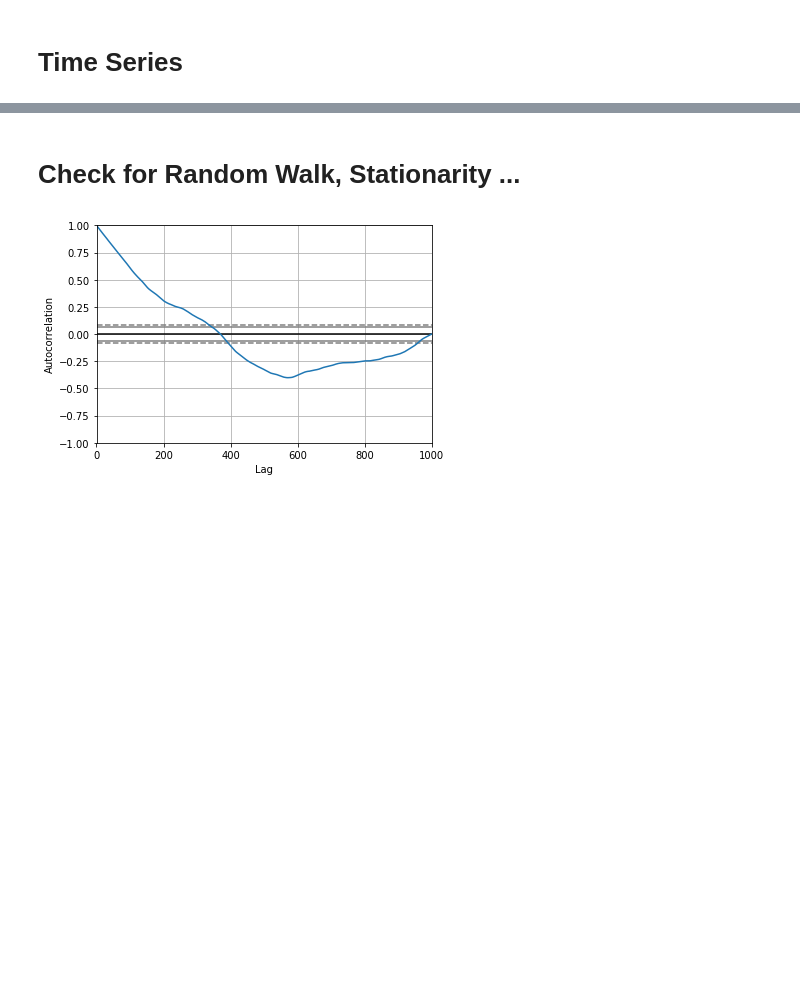
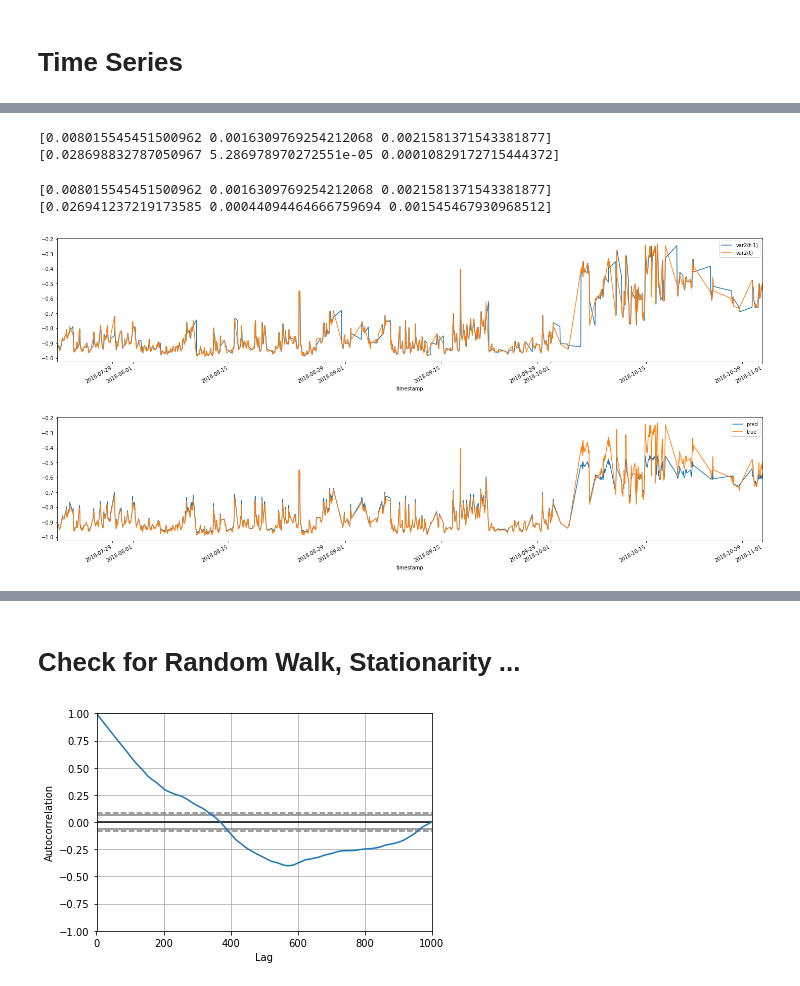
Before and after one commit to GeorgesAlkhouri/golddust, a Jupyter notebook: jupyter/BTW.ipynb, the cells around one changed output, grey strips where cells are left out. Cells and saved outputs as stored; diff of their text form; code cells hidden in the pictures; blank space fills up the shorter version.

Commit message:
[CHANGE] model prediction

```diff
--- a/jupyter/BTW.ipynb
+++ b/jupyter/BTW.ipynb
@@ -306,11 +490,0 @@ data = series_to_supervised(data, n_in=1, n_out=1, dropnan=True)
-# %%
-train, test = train_test_split(data, test_size=0.2, shuffle=False)
-X_train = train[['var1(t-1)', 'var2(t-1)', 'var3(t-1)', 'var1(t)', 'var2(t)']]
-y_train = train[['var3(t)']]
-
-X_test = test[['var1(t-1)', 'var2(t-1)', 'var3(t-1)', 'var1(t)', 'var2(t)']]
-y_test = test[['var3(t)']]
-
-X_train = X_train.values.reshape(X_train.shape[0], 1, X_train.shape[1])
-X_test = X_test.values.reshape(X_test.shape[0], 1, X_test.shape[1])
-X_train.shape, X_test.shape, y_train.shape
@@ -326,29 +490,0 @@ print('%.3f' % test_score)
-# %%
-def create_model(batch_size):
-    inp = Input(batch_shape=(batch_size,1,5))
-    x = GRU(10, stateful=True)(inp)
-    x = Dense(1)(x)
-
-    model = Model(inp, x)
-    model.compile(loss='mean_squared_error', optimizer='adam')
-    return model
-
-train_model = create_model(5)
-test_model = create_model(2)
-
-results = []
-
-for i in range(10):
-    train_model.fit(X_train, y_train, epochs=1, shuffle=False, batch_size=5)
-    train_model.reset_states()
-
-    test_model.set_weights(train_model.get_weights())
-    res = test_model.evaluate(X_test, y_test, batch_size=2)
-    print(res)
-    results.append(res)
-
-
-# fit network
-#for i in range(n_epoch):
-#model.fit(X, y, epochs=1, batch_size=n_batch, verbose=1, shuffle=False)
-#model.reset_states()
@@ -373,2 +647,17 @@ Epoch 1/1
 # %%
-print(results[-1])
+print(results[:,0])
+print(results[:,1])
+# %% [output]
+[0.008015545451500962 0.0016309769254212068 0.0021581371543381877]
+[0.028698832787050967 5.286978970272551e-05 0.00010829172715444372]
+# %%
+print(results[:,0])
+print(results[:,1])
+# %% [output]
+[0.008015545451500962 0.0016309769254212068 0.0021581371543381877]
+[0.026941237219173585 0.00044094464666759694 0.001545467930968512]
+# %%
+plot_eval(results[2][3], results[2][-1])
+# %% [output]
+[figure, added]
+[figure, added]
```
Also changed, not shown: parts of 33 cells of this notebook, 3 other files.
